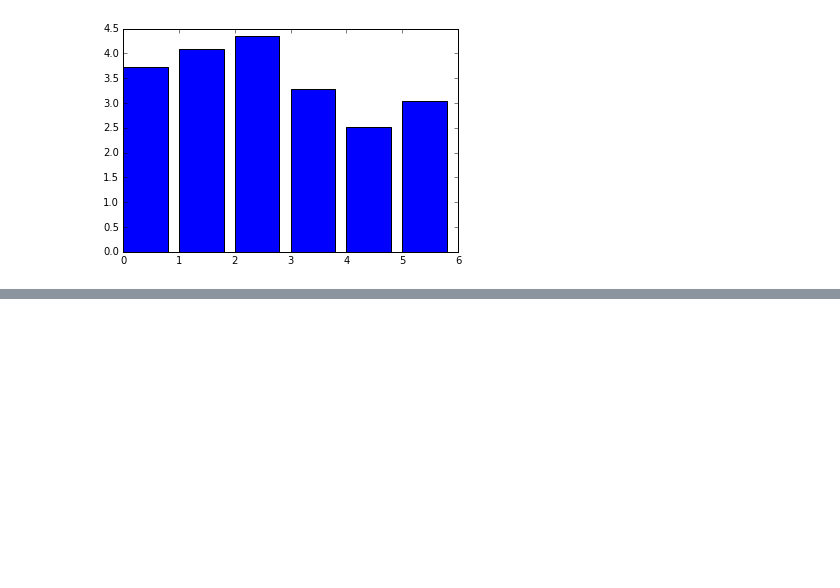
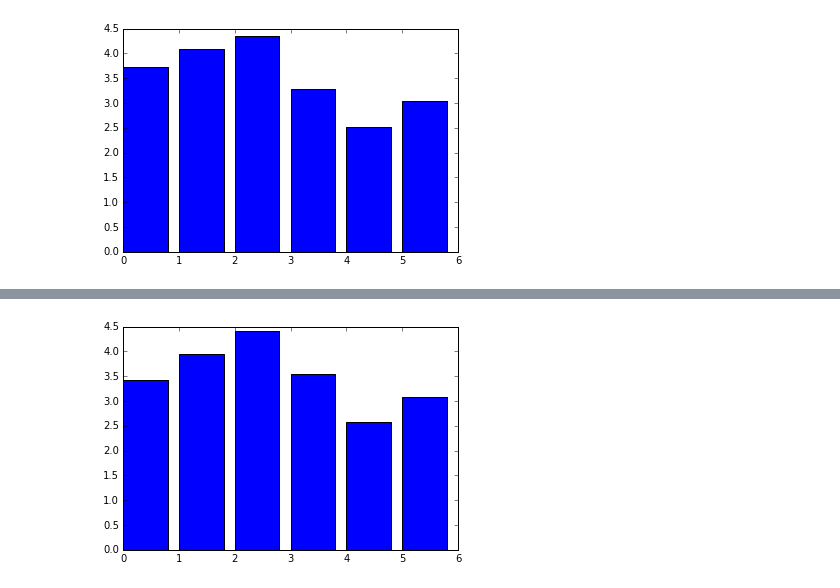
Before and after one commit to agchen92/StarWarsSurvey, a Jupyter notebook: StarWarsSurvey.ipynb, the cells around one changed output, grey strips where cells are left out. Saved outputs shown, nothing was run; the diff lists cells and outputs as text; code cells hidden in the pictures; blank space fills up the shorter version.

```diff
--- a/StarWarsSurvey.ipynb
+++ b/StarWarsSurvey.ipynb
@@ -137,0 +159,5 @@ plt.bar(range(6), star_wars[star_wars.columns[9:15]].mean())
+# %%
+plt.bar(range(6), females[females.columns[9:15]].mean())
+plt.show()
+# %% [output]
+[figure, added]
```
Also changed, not shown: parts of 8 cells of this notebook.
